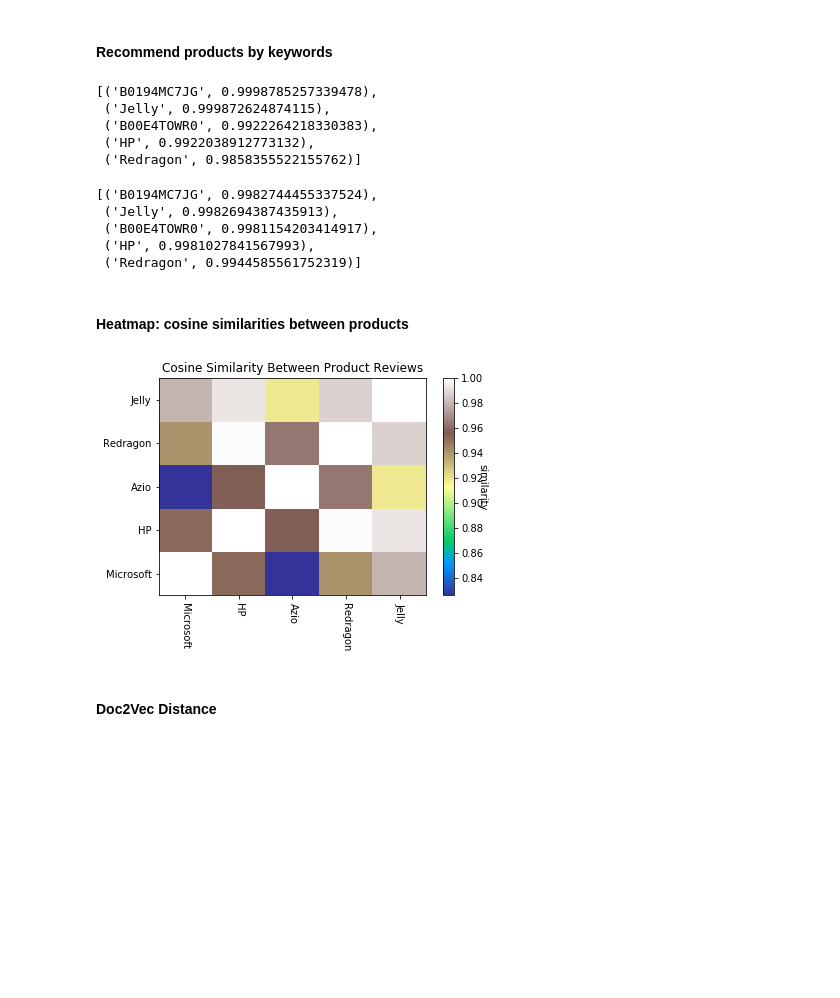
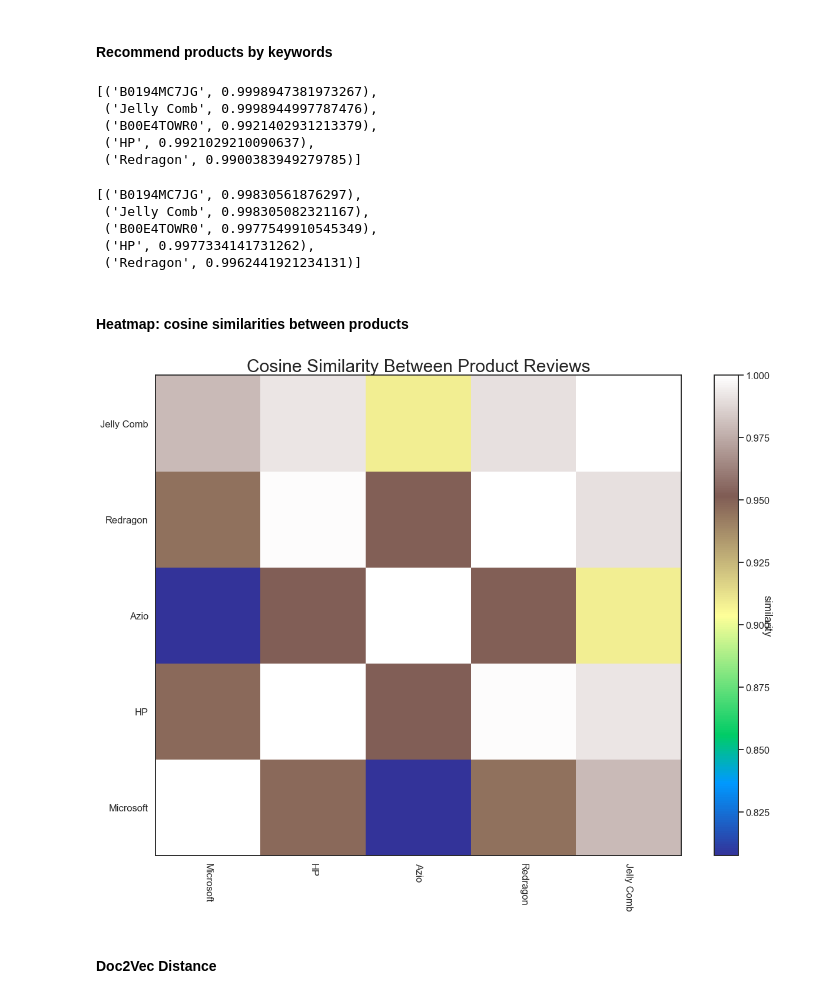
Before and after one commit to liu431/Content-Analysis-Project, a Jupyter notebook: Code/Doc2Vec and Scoring.ipynb, the cells around one changed output. Saved outputs shown, nothing was run; the diff lists cells and outputs as text; code cells hidden in the pictures; blank space fills up the shorter version.

```diff
--- a/Code/Doc2Vec and Scoring.ipynb
+++ b/Code/Doc2Vec and Scoring.ipynb
@@ -47,7 +47,7 @@ for i in range(4):
 # %%
 df_sample = df_sample[df_sample['reviewText'].notnull()]
 df_agg = df.groupby(['asin', 'title'], as_index=False)[['reviewText']].agg(sum)
-df_agg['Brand'] = ['Microsoft', 'HP', 'Azio', 'Redragon', 'Jelly']
+df_agg['Brand'] = ['Microsoft', 'HP', 'Azio', 'Redragon', 'Jelly Comb']
 df_agg
 # %% [output]
 |  | asin | title | reviewText | Brand |
@@ -103,19 +103,19 @@ dfD2V.most_similar( [ dfD2V.docvecs['B000A6PPOK'] ], topn=5)
 # %%
 dfD2V.docvecs.most_similar([dfD2V['wireless']], topn=5 )
 # %% [output]
-[('B0194MC7JG', 0.9998785257339478),
- ('Jelly', 0.999872624874115),
- ('B00E4TOWR0', 0.9922264218330383),
- ('HP', 0.9922038912773132),
- ('Redragon', 0.9858355522155762)]
+[('B0194MC7JG', 0.9998947381973267),
+ ('Jelly Comb', 0.9998944997787476),
+ ('B00E4TOWR0', 0.9921402931213379),
+ ('HP', 0.9921029210090637),
+ ('Redragon', 0.9900383949279785)]
 # %%
 dfD2V.docvecs.most_similar([ dfD2V['wireless']+dfD2V['keyboard']], topn=5 )
 # %% [output]
-[('B0194MC7JG', 0.9982744455337524),
- ('Jelly', 0.9982694387435913),
- ('B00E4TOWR0', 0.9981154203414917),
- ('HP', 0.9981027841567993),
- ('Redragon', 0.9944585561752319)]
+[('B0194MC7JG', 0.99830561876297),
+ ('Jelly Comb', 0.998305082321167),
+ ('B00E4TOWR0', 0.9977549910545349),
+ ('HP', 0.9977334141731262),
+ ('Redragon', 0.9962441921234131)]
 # %% [markdown]
 #### Heatmap: cosine similarities between products
 # %%
@@ -131,21 +131,21 @@ for tagOuter in targetDocs:
     heatmapMatrixD.append(column)
 heatmapMatrixD = np.array(heatmapMatrixD)
 # %%
-fig, ax = plt.subplots()
+fig, ax = plt.subplots(figsize=(20,15))
 hmap = ax.pcolor(heatmapMatrixD, cmap='terrain')
 cbar = plt.colorbar(hmap)
 
-plt.title('Cosine Similarity Between Product Reviews')
+plt.title('Cosine Similarity Between Product Reviews', fontsize=30)
 cbar.set_label('similarity', rotation=270)
 a = ax.set_xticks(np.arange(heatmapMatrixD.shape[1]) + 0.5, minor=False)
 a = ax.set_yticks(np.arange(heatmapMatrixD.shape[0]) + 0.5, minor=False)
 
 a = ax.set_xticklabels(targetDocs, minor=False, rotation=270)
 a = ax.set_yticklabels(targetDocs, minor=False)
 
 plt.savefig('Plots/CosineSimilarity.png')
 # %% [output]
-[figure, old version]
+[figure, new version]
 # %% [markdown]
 ####  Doc2Vec Distance
 # %%
```
Also changed, not shown: parts of 10 cells of this notebook, 6 other files.
